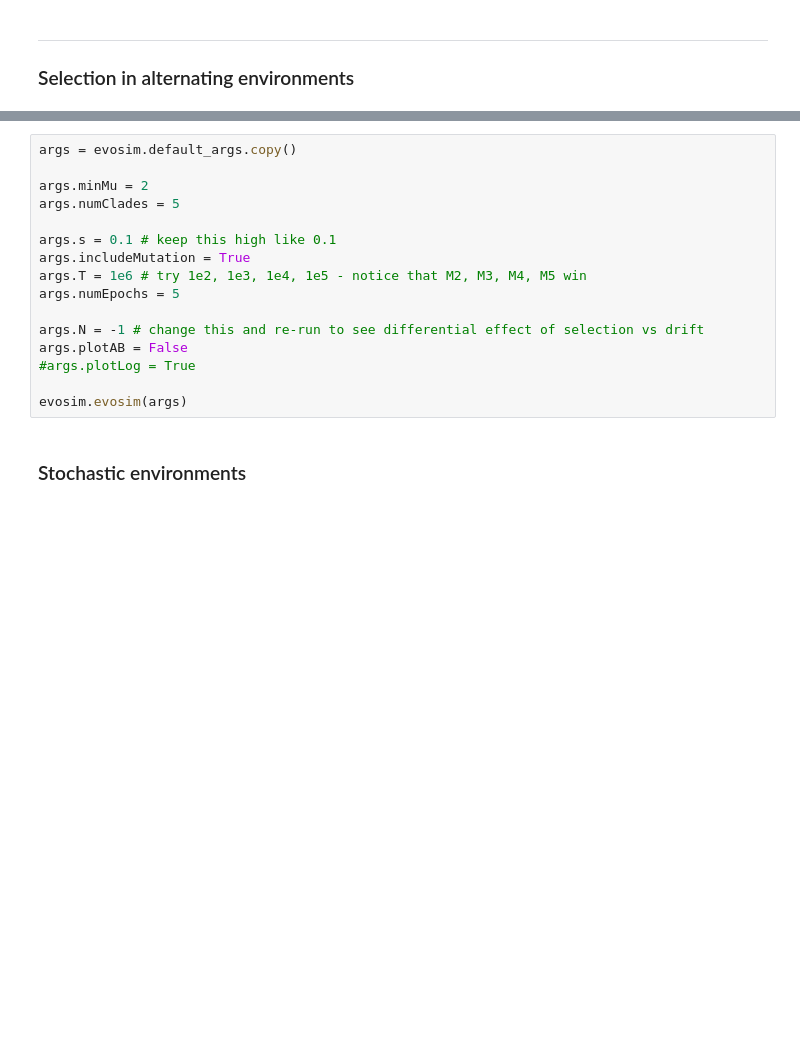
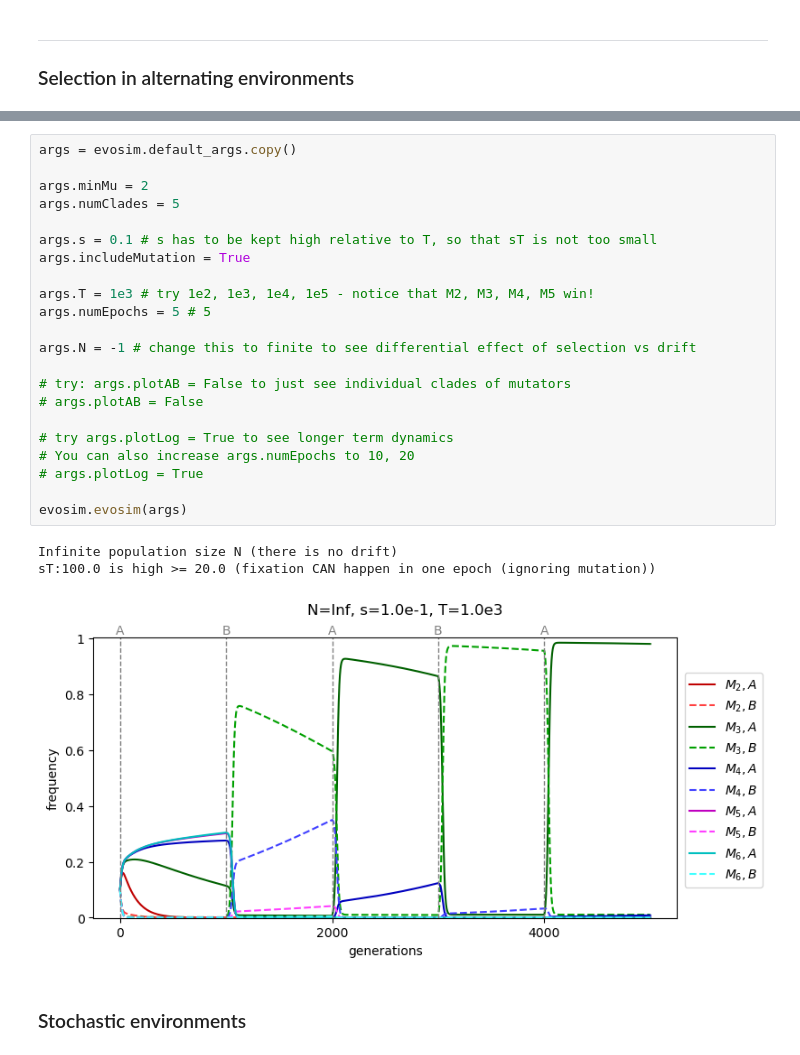
Before and after one commit to mepster/evosim, a Jupyter notebook: evosim.ipynb, the cells around one changed output, grey strips where cells are left out. Drawn from its saved outputs; the diff is of its cells as text; blank space fills up the shorter version.

```diff
--- a/evosim.ipynb
+++ b/evosim.ipynb
@@ -314,19 +311,29 @@ evosim.evosim(args)
 # %%
 args = evosim.default_args.copy()
 
 args.minMu = 2
 args.numClades = 5
 
-args.s = 0.1 # keep this high like 0.1
+args.s = 0.1 # s has to be kept high relative to T, so that sT is not too small
 args.includeMutation = True
-args.T = 1e6 # try 1e2, 1e3, 1e4, 1e5 - notice that M2, M3, M4, M5 win
-args.numEpochs = 5
 
-args.N = -1 # change this and re-run to see differential effect of selection vs drift
-args.plotAB = False
-#args.plotLog = True
+args.T = 1e3 # try 1e2, 1e3, 1e4, 1e5 - notice that M2, M3, M4, M5 win!
+args.numEpochs = 5 # 5
+
+args.N = -1 # change this to finite to see differential effect of selection vs drift
+
+# try: args.plotAB = False to just see individual clades of mutators
+# args.plotAB = False
+
+# try args.plotLog = True to see longer term dynamics
+# You can also increase args.numEpochs to 10, 20
+# args.plotLog = True
 
 evosim.evosim(args)
+# %% [output]
+Infinite population size N (there is no drift)
+sT:100.0 is high >= 20.0 (fixation CAN happen in one epoch (ignoring mutation))
+[figure, added]
 # %% [markdown]
 ### Stochastic environments
 # %%
```
Also changed, not shown: parts of 20 cells of this notebook.
